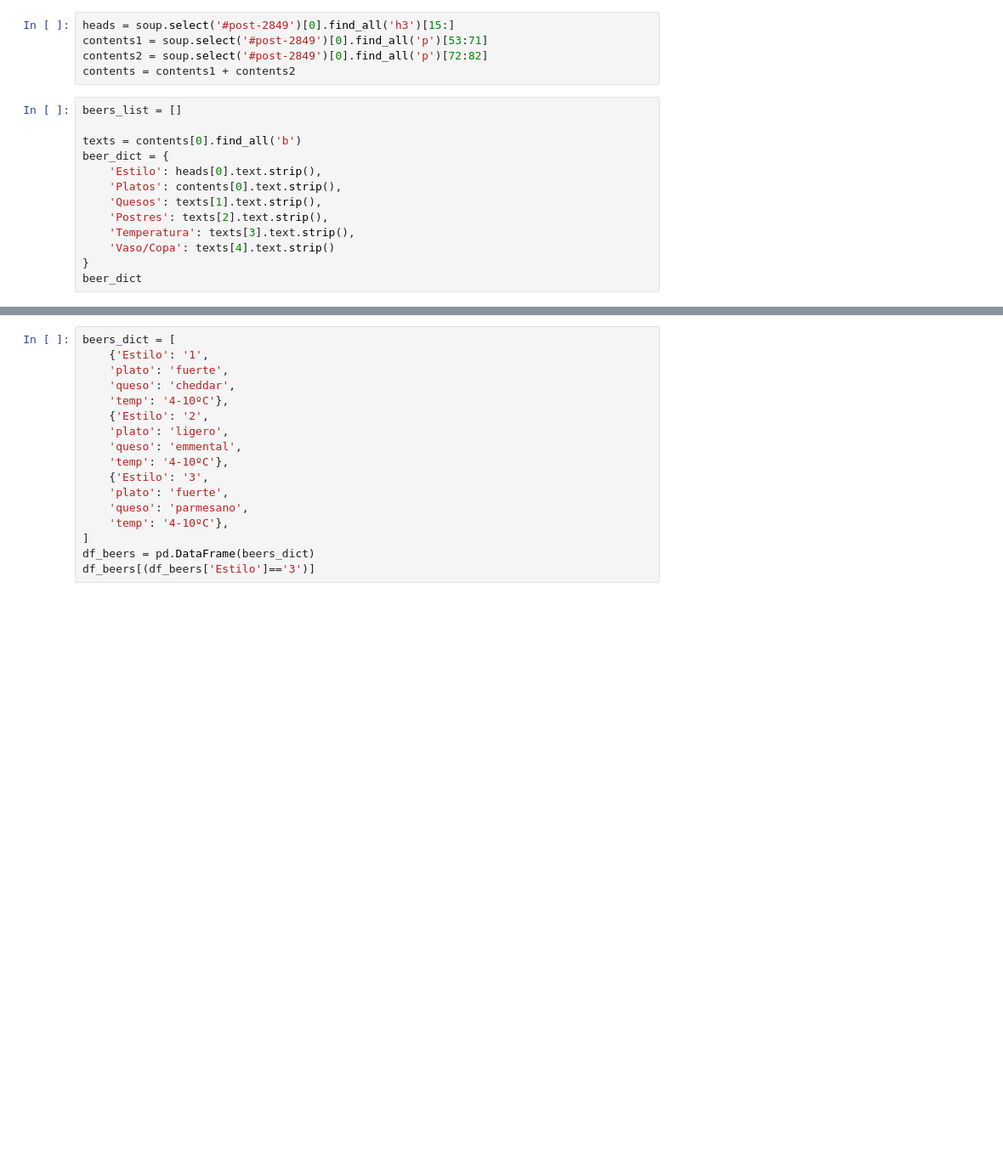
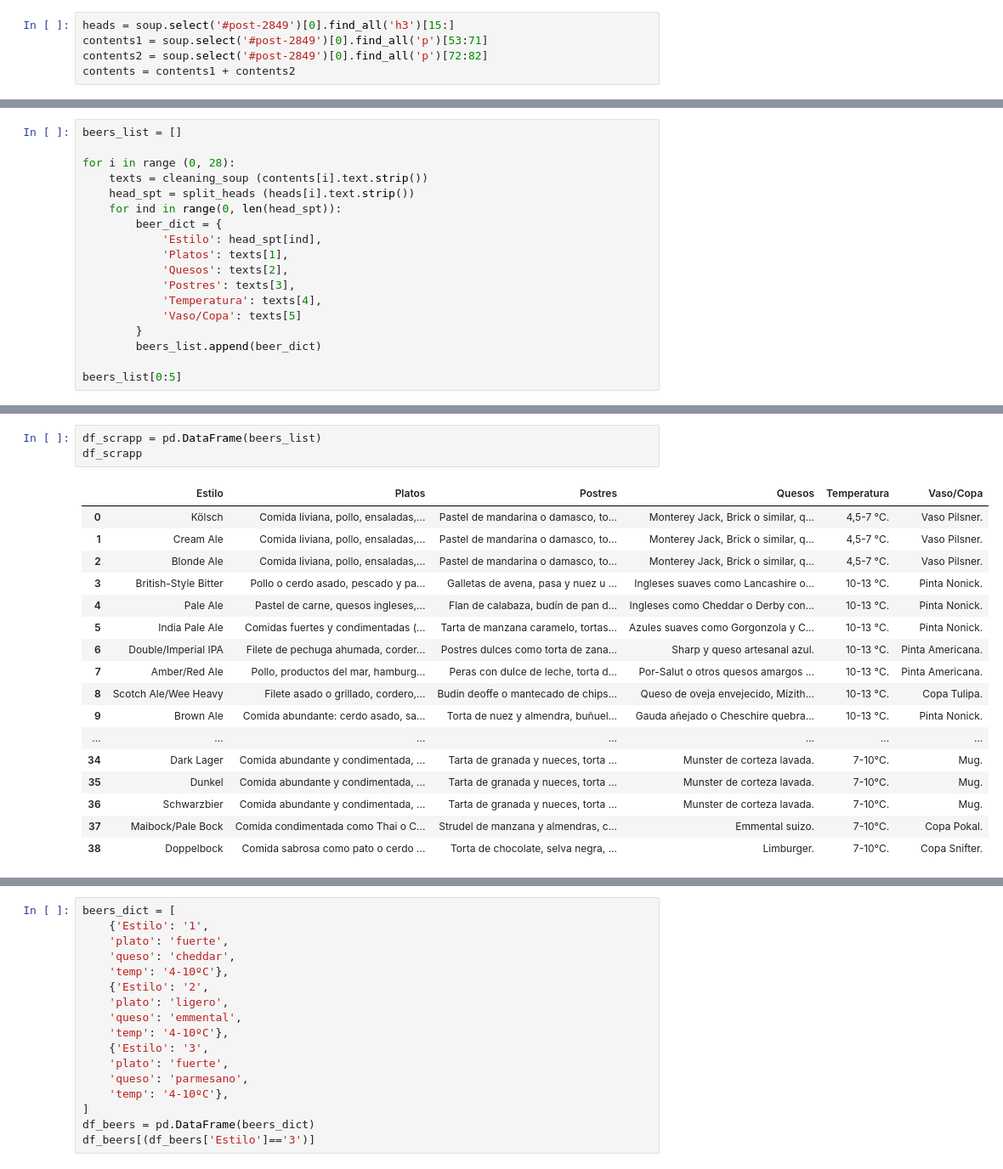
Before and after one commit to Ovion/Beer_pairing-Pipeline_project, a Jupyter notebook: Scrapping_Untitled.ipynb, the cells around one changed output, grey strips where cells are left out. Shown at 85% size. Cells and saved outputs as stored; diff of their text form; blank space fills up the shorter version.

Commit message:
Añadido el scrapping y algunas modificaciones, toca limpiar un poco del data set

```diff
--- a/Scrapping_Untitled.ipynb
+++ b/Scrapping_Untitled.ipynb
@@ -19,16 +35,3 @@ heads = soup.select('#post-2849')[0].find_all('h3')[15:]
 contents1 = soup.select('#post-2849')[0].find_all('p')[53:71]
 contents2 = soup.select('#post-2849')[0].find_all('p')[72:82]
 contents = contents1 + contents2
-# %%
-beers_list = []
-
-texts = contents[0].find_all('b')
-beer_dict = {
-    'Estilo': heads[0].text.strip(),
-    'Platos': contents[0].text.strip(),
-    'Quesos': texts[1].text.strip(),
-    'Postres': texts[2].text.strip(),
-    'Temperatura': texts[3].text.strip(),
-    'Vaso/Copa': texts[4].text.strip()
-}
-beer_dict
@@ -41,0 +38,18 @@ beer_dict
+# %%
+beers_list = []
+
+for i in range (0, 28):
+    texts = cleaning_soup (contents[i].text.strip())
+    head_spt = split_heads (heads[i].text.strip())
+    for ind in range(0, len(head_spt)):
+        beer_dict = {
+            'Estilo': head_spt[ind],
+            'Platos': texts[1],
+            'Quesos': texts[2],
+            'Postres': texts[3],
+            'Temperatura': texts[4],
+            'Vaso/Copa': texts[5]
+        }
+        beers_list.append(beer_dict)
+
+beers_list[0:5]
@@ -41,0 +74,21 @@ beer_dict
+# %%
+df_scrapp = pd.DataFrame(beers_list)
+df_scrapp
+# %% [output]
+|  | Estilo | Platos | Postres | Quesos | Temperatura | Vaso/Copa |
+| 0 | Kölsch | Comida liviana, pollo, ensaladas,... | Pastel de mandarina o damasco, to... | Monterey Jack, Brick o similar, q... | 4,5-7 °C. | Vaso Pilsner. |
+| 1 | Cream Ale | Comida liviana, pollo, ensaladas,... | Pastel de mandarina o damasco, to... | Monterey Jack, Brick o similar, q... | 4,5-7 °C. | Vaso Pilsner. |
+| 2 | Blonde Ale | Comida liviana, pollo, ensaladas,... | Pastel de mandarina o damasco, to... | Monterey Jack, Brick o similar, q... | 4,5-7 °C. | Vaso Pilsner. |
+| 3 | British-Style Bitter | Pollo o cerdo asado, pescado y pa... | Galletas de avena, pasa y nuez u ... | Ingleses suaves como Lancashire o... | 10-13 °C. | Pinta Nonick. |
+| 4 | Pale Ale | Pastel de carne, quesos ingleses,... | Flan de calabaza, budín de pan d... | Ingleses como Cheddar o Derby con... | 10-13 °C. | Pinta Nonick. |
+| 5 | India Pale Ale | Comidas fuertes y condimentadas (... | Tarta de manzana caramelo, tortas... | Azules suaves como Gorgonzola y C... | 10-13 °C. | Pinta Nonick. |
+| 6 | Double/Imperial IPA | Filete de pechuga ahumada, corder... | Postres dulces como torta de zana... | Sharp y queso artesanal azul. | 10-13 °C. | Pinta Americana. |
+| 7 | Amber/Red Ale | Pollo, productos del mar, hamburg... | Peras con dulce de leche, torta d... | Por-Salut o otros quesos amargos ... | 10-13 °C. | Pinta Americana. |
+| 8 | Scotch Ale/Wee Heavy | Filete asado o grillado, cordero,... | Budin deoffe o mantecado de chips... | Queso de oveja envejecido, Mizith... | 10-13 °C. | Copa Tulipa. |
+| 9 | Brown Ale | Comida abundante: cerdo asado, sa... | Torta de nuez y almendra, buñuel... | Gauda añejado o Cheschire quebra... | 10-13 °C. | Pinta Nonick. |
+| ... | ... | ... | ... | ... | ... | ... |
+| 34 | Dark Lager | Comida abundante y condimentada, ... | Tarta de granada y nueces, torta ... | Munster de corteza lavada. | 7-10°C. | Mug. |
+| 35 | Dunkel | Comida abundante y condimentada, ... | Tarta de granada y nueces, torta ... | Munster de corteza lavada. | 7-10°C. | Mug. |
+| 36 | Schwarzbier | Comida abundante y condimentada, ... | Tarta de granada y nueces, torta ... | Munster de corteza lavada. | 7-10°C. | Mug. |
+| 37 | Maibock/Pale Bock | Comida condimentada como Thai o C... | Strudel de manzana y almendras, c... | Emmental suizo. | 7-10°C. | Copa Pokal. |
+| 38 | Doppelbock | Comida sabrosa como pato o cerdo ... | Torta de chocolate, selva negra, ... | Limburger. | 7-10°C. | Copa Snifter. |
```
Also changed, not shown: parts of 7 cells of this notebook, 6 other files.
